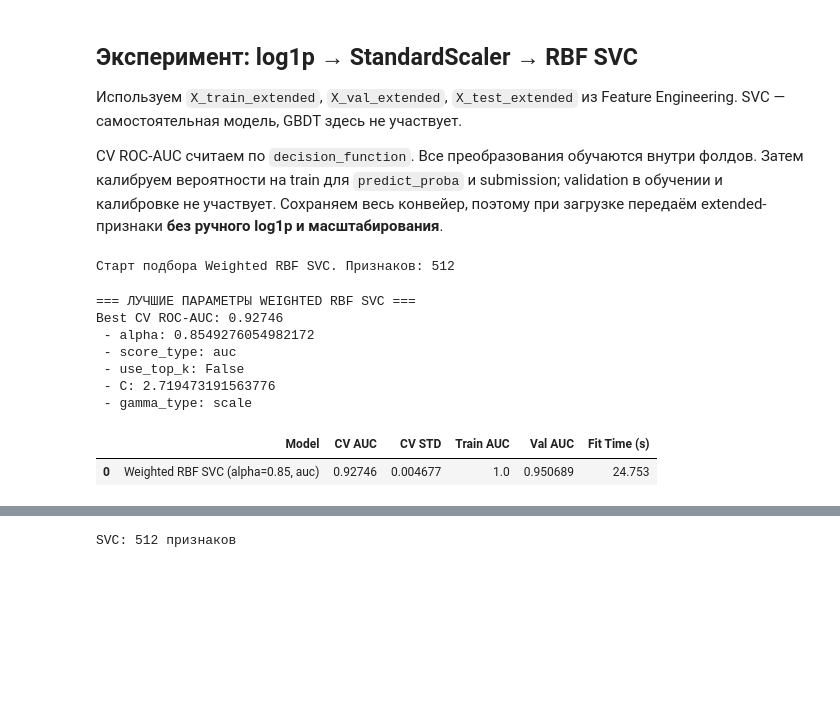
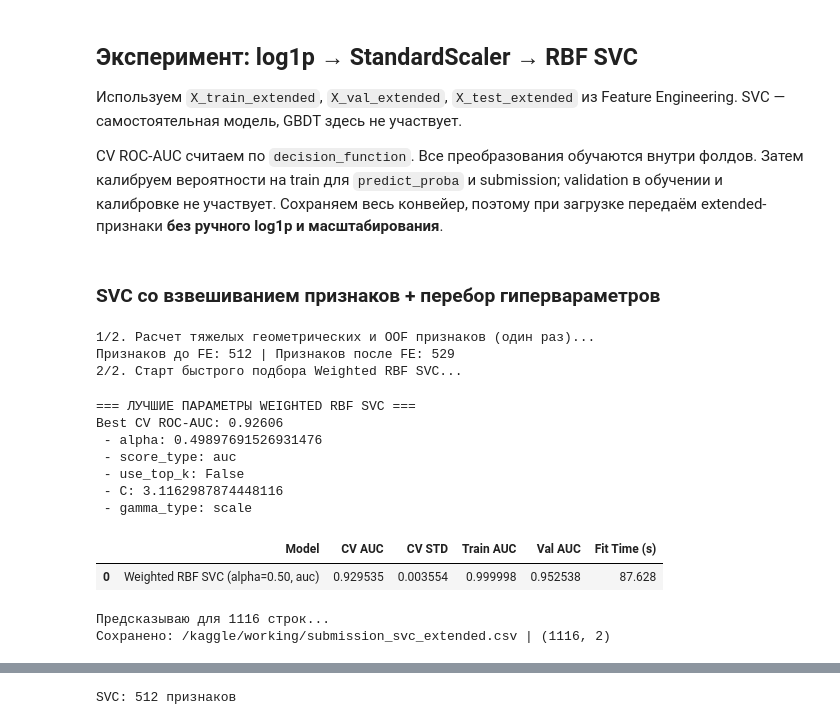
Before and after one commit to revlze/sbmt_kaggle, a Jupyter notebook: main.ipynb, the cells around one changed output, grey strips where cells are left out. Drawn from its saved outputs; the diff is of its cells as text; code cells hidden in the pictures; blank space fills up the shorter version.

```diff
--- a/main.ipynb
+++ b/main.ipynb
@@ -12,0 +5,8 @@ if DOWNLOAD_DATA:
+# %%
+DOWNLOAD_DATA = True
+if DOWNLOAD_DATA:
+    import kagglehub
+
+    # Download latest version
+    path = kagglehub.competition_download('week-03-hidden-pairs')
+    print("Path to competition files:", path)
@@ -1123,6 +992,8 @@ metrics_df_extended
 Используем `X_train_extended`, `X_val_extended`, `X_test_extended` из Feature Engineering. SVC — самостоятельная модель, GBDT здесь не участвует.
 
 CV ROC-AUC считаем по `decision_function`. Все преобразования обучаются внутри фолдов. Затем калибруем вероятности на train для `predict_proba` и submission; validation в обучении и калибровке не участвует. Сохраняем весь конвейер, поэтому при загрузке передаём extended-признаки **без ручного log1p и масштабирования**.
+# %% [markdown]
+### SVC со взвешиванием признаков + перебор гипервараметров
 # %%
 import numpy as np
 import pandas as pd
@@ -1223,7 +1094,24 @@ for name, features in [('train', X_train), ('val', X_val), ('test', X_test)]:
     if list(features.columns) != list(X_train.columns):
         raise ValueError(f'{name}: порядок признаков отличается от train')
 
-print(f'Старт подбора Weighted RBF SVC. Признаков: {X_train.shape[1]}')
+print('1/2. Расчет тяжелых геометрических и OOF признаков (один раз)...')
+
+# log1p и сборка FullFeatureEngineering до Optuna
+fe = FullFeatureEngineering(n_splits=5, random_state=SEED)
+
+X_train_fe = fe.fit_transform(np.log1p(X_train), y_train)
+X_val_fe = fe.transform(np.log1p(X_val))
+X_test_fe = fe.transform(np.log1p(X_test))
+
+print(
+    f'Признаков до FE: {X_train.shape[1]} | Признаков после FE: {X_train_fe.shape[1]}'
+)
+
+# ==============================================================================
+# 3. ПОДБОР HYPERPARAMETERS ЧЕРЕЗ OPTUNA
+# ==============================================================================
+
+print('2/2. Старт быстрого подбора Weighted RBF SVC...')
 
 def objective(trial):
     n_features_total = X_train.shape[1]
@@ -1241,11 +1129,11 @@ def objective(trial):
     gamma = trial.suggest_float('gamma_value', 1e-4, 1.0, log=True) if gamma_type == 'custom' else gamma_type
 
     pipeline = Pipeline([
-        ('log1p', FunctionTransformer(np.log1p, feature_names_out='one-to-one')),
-        ('fe', FullFeatureEngineering(n_splits=5)),
+        # ('log1p', FunctionTransformer(np.log1p, feature_names_out='one-to-one')),
+        # ('fe', FullFeatureEngineering(n_splits=5)),
         ('scaler', StandardScaler()),
         ('weighter', UnivariateFeatureWeighter(alpha=alpha, score_type=score_type, top_k=top_k)),
-        ('l2_sphere', Normalizer(norm='l2')),
+        # ('l2_sphere', Normalizer(norm='l2')),
         ('svc', SVC(C=C, kernel='rbf', gamma=gamma, random_state=SEED))
     ])
 
@@ -1262,13 +1150,15 @@ print(f"Best CV ROC-AUC: {study.best_value:.5f}")
 for k, v in study.best_params.items():
     print(f" - {k}: {v}")
 # %% [output]
-Старт подбора Weighted RBF SVC. Признаков: 512
+1/2. Расчет тяжелых геометрических и OOF признаков (один раз)...
+Признаков до FE: 512 | Признаков после FE: 529
+2/2. Старт быстрого подбора Weighted RBF SVC...
 === ЛУЧШИЕ ПАРАМЕТРЫ WEIGHTED RBF SVC ===
-Best CV ROC-AUC: 0.92746
- - alpha: 0.8549276054982172
+Best CV ROC-AUC: 0.92606
+ - alpha: 0.49897691526931476
  - score_type: auc
  - use_top_k: False
- - C: 2.719473191563776
+ - C: 3.1162987874448116
  - gamma_type: scale
 # %%
 # ==============================================================================
@@ -1289,41 +1179,44 @@ best_svc_pipeline = Pipeline([
     ('fe', FullFeatureEngineering(n_splits=5)),
     ('scaler', StandardScaler()),
     ('weighter', best_weighter),
-    ('l2_sphere', Normalizer(norm='l2')),
+    # ('l2_sphere', Normalizer(norm='l2')),
     ('svc', SVC(C=bp['C'], kernel='rbf', gamma=gamma_best, random_state=SEED))
 ])
 
 svc_cv = StratifiedKFold(n_splits=5, shuffle=True, random_state=SEED)
 svc_cv_scores = cross_val_score(best_svc_pipeline, X_train, y_train, cv=svc_cv, scoring='roc_auc', n_jobs=-1)
 
 svc_model = CalibratedClassifierCV(
     estimator=best_svc_pipeline, method='sigmoid', cv=svc_cv, ensemble=False
 )
 
 svc_started_at = datetime.now().astimezone()
 svc_start = time.perf_counter()
 svc_model.fit(X_train, y_train)
 svc_fit_time = time.perf_counter() - svc_start
 
 svc_train_probs = svc_model.predict_proba(X_train)[:, 1]
 svc_val_probs = svc_model.predict_proba(X_val)[:, 1]
 
 svc_metrics = pd.DataFrame([{
     'Model': f"Weighted RBF SVC (alpha={bp['alpha']:.2f}, {bp['score_type']})",
     'CV AUC': svc_cv_scores.mean(),
     'CV STD': svc_cv_scores.std(),
     'Train AUC': roc_auc_score(y_train, svc_train_probs),
     'Val AUC': roc_auc_score(y_val, svc_val_probs),
     'Fit Time (s)': round(svc_fit_time, 3),
 }])
 
 display(svc_metrics)
 # %% [output]
 |  | Model | CV AUC | CV STD | Train AUC | Val AUC | Fit Time (s) |
-| 0 | Weighted RBF SVC (alpha=0.85, auc) | 0.92746 | 0.004677 | 1.0 | 0.950689 | 24.753 |
+| 0 | Weighted RBF SVC (alpha=0.50, auc) | 0.929535 | 0.003554 | 0.999998 | 0.952538 | 87.628 |
 # %%
 # Выполни эти строки, когда понадобится файл для Kaggle:
-submission_svc = save_submission(
-    svc_model, X_test_extended, test_df['row_id'], sample_submission,
-    OUTPUT_DIR / 'submission_svc_extended.csv',
-)
+# submission_svc = save_submission(
+#     svc_model, X_test, test_df['row_id'], sample_submission,
+#     OUTPUT_DIR / 'submission_svc_extended.csv',
+# )
+# %% [output]
+Предсказываю для 1116 строк...
+Сохранено: /kaggle/working/submission_svc_extended.csv | (1116, 2)
```
Also changed, not shown: parts of 14 cells of this notebook.
